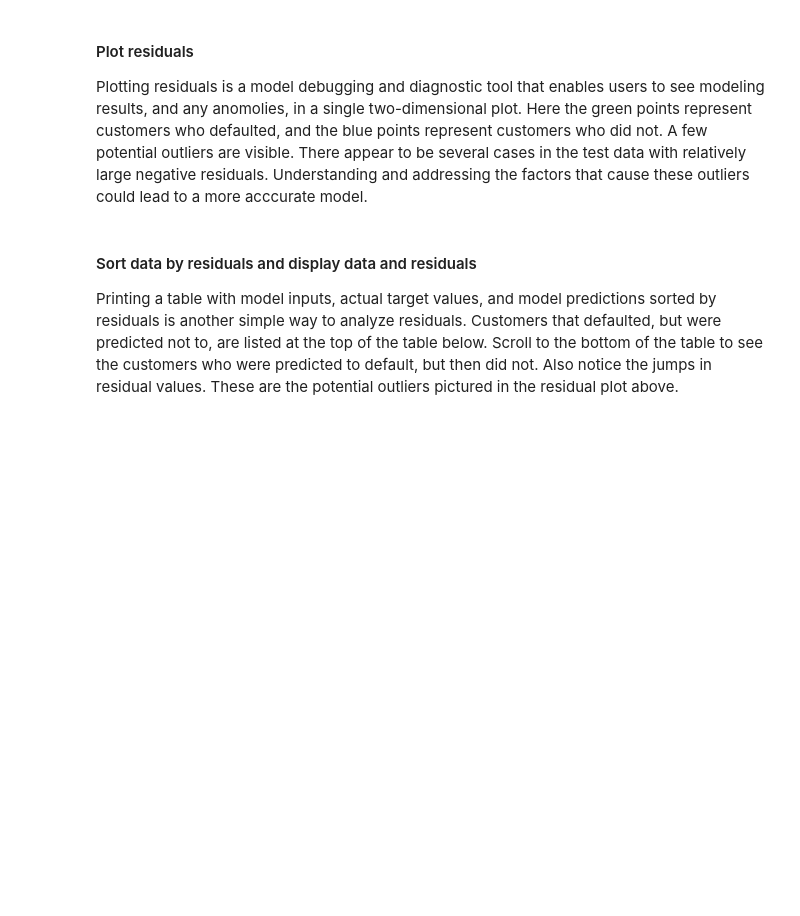
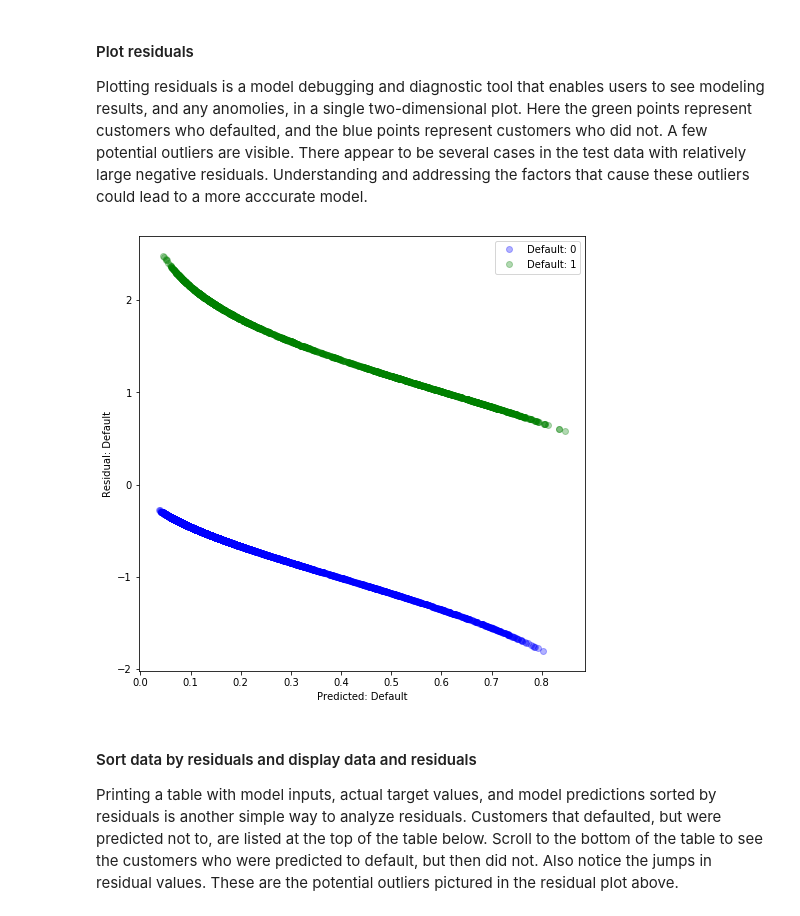
Before and after one commit to davidwhiting/aquarium_h2o3_sw, a Jupyter notebook: contents/develop/my_mli/resid_sens_analysis.ipynb, the cells around one changed output. Cells and saved outputs as stored; diff of their text form; code cells hidden in the pictures; blank space fills up the shorter version.

Commit message:
updated data censored

```diff
--- a/contents/develop/my_mli/resid_sens_analysis.ipynb
+++ b/contents/develop/my_mli/resid_sens_analysis.ipynb
@@ -96,0 +171,2 @@ data = data.rename(columns={'default payment next month': 'DEFAULT_NEXT_MONTH'})
+# %%
+data = h2o.H2OFrame(data)
@@ -99,7 +177,7 @@ data = data.rename(columns={'default payment next month': 'DEFAULT_NEXT_MONTH'})
 The shorthand name `y` is assigned to the prediction target. `X` is assigned to all other input variables in the credit card default data except the row indentifier, `ID`.
 # %%
 # assign target and inputs for GBM
-y = 'DEFAULT_NEXT_MONTH'
+y = 'Default'
 X = [name for name in data.columns if name not in [y, 'ID']]
 print('y =', y)
 print('X =', X)
@@ -194,7 +274,7 @@ Residuals refer to the difference between the recorded value of a dependent vari
 #### Bind model predictions onto test data
 To calculate the residuals for our GBM model, first the model predictions are merged onto onto the test set. The test data is used here to see how the model behaves on holdout data, which should be closer to its behavior on new data than analyzing residuals for the training inputs and predictions.
 # %%
-yhat = 'p_DEFAULT_NEXT_MONTH'
+yhat = 'p_Default'
 preds1 = model.predict(test).drop(['predict', 'p0'])
 preds1.columns = [yhat]
 test_yhat = test.cbind(preds1[yhat])
@@ -205,29 +287,31 @@ For binomial classification, deviance residuals are related to the logloss cost
 # use Pandas for adding columns and plotting
 test_yhat = test_yhat.as_data_frame()
 test_yhat['s'] = 1
-test_yhat.loc[test_yhat['DEFAULT_NEXT_MONTH'] == 0, 's'] = -1
-test_yhat['r_DEFAULT_NEXT_MONTH'] = test_yhat['s'] * np.sqrt(-2*(test_yhat[y]*np.log(test_yhat[yhat]) +
+test_yhat.loc[test_yhat['Default'] == 0, 's'] = -1
+test_yhat['r_Default'] = test_yhat['s'] * np.sqrt(-2*(test_yhat[y]*np.log(test_yhat[yhat]) +
                                                                  ((1 - test_yhat[y])*np.log(1 - test_yhat[yhat]))))
 test_yhat = test_yhat.drop('s', axis=1)
 # %% [markdown]
 #### Plot residuals
 Plotting residuals is a model debugging and diagnostic tool that enables users to see modeling results, and any anomolies, in a single two-dimensional plot. Here the green points represent customers who defaulted, and the blue points represent customers who did not. A few potential outliers are visible. There appear to be several cases in the test data with relatively large negative residuals. Understanding and addressing the factors that cause these outliers could lead to a more acccurate model.
 # %%
-groups = test_yhat.groupby('DEFAULT_NEXT_MONTH') # define groups
+groups = test_yhat.groupby('Default') # define groups
 fig, ax_ = plt.subplots(figsize=(8, 8))          # initialize figure
 
-plt.xlabel('Predicted: DEFAULT_NEXT_MONTH')
-plt.ylabel('Residual: DEFAULT_NEXT_MONTH')
+plt.xlabel('Predicted: Default')
+plt.ylabel('Residual: Default')
 
 # plot groups with appropriate color
 color_list = ['b', 'g']
 c_idx = 0
 for name, group in groups:
-    ax_.plot(group.p_DEFAULT_NEXT_MONTH, group.r_DEFAULT_NEXT_MONTH, label=' '.join(['DEFAULT_NEXT_MONTH:', str(name)]),
+    ax_.plot(group.p_Default, group.r_Default, label=' '.join(['Default:', str(name)]),
              marker='o', linestyle='', color=color_list[c_idx], alpha=0.3)
     c_idx += 1
 
 _ = ax_.legend(loc=1) # legend
+# %% [output]
+[figure, added]
 # %% [markdown]
 #### Sort data by residuals and display data and residuals
 Printing a table with model inputs, actual target values, and model predictions sorted by residuals is another simple way to analyze residuals. Customers that defaulted, but were predicted not to, are listed at the top of the table below. Scroll to the bottom of the table to see the customers who were predicted to default, but then did not. Also notice the jumps in residual values. These are the potential outliers pictured in the residual plot above.
```
Also changed, not shown: parts of 39 cells of this notebook.
